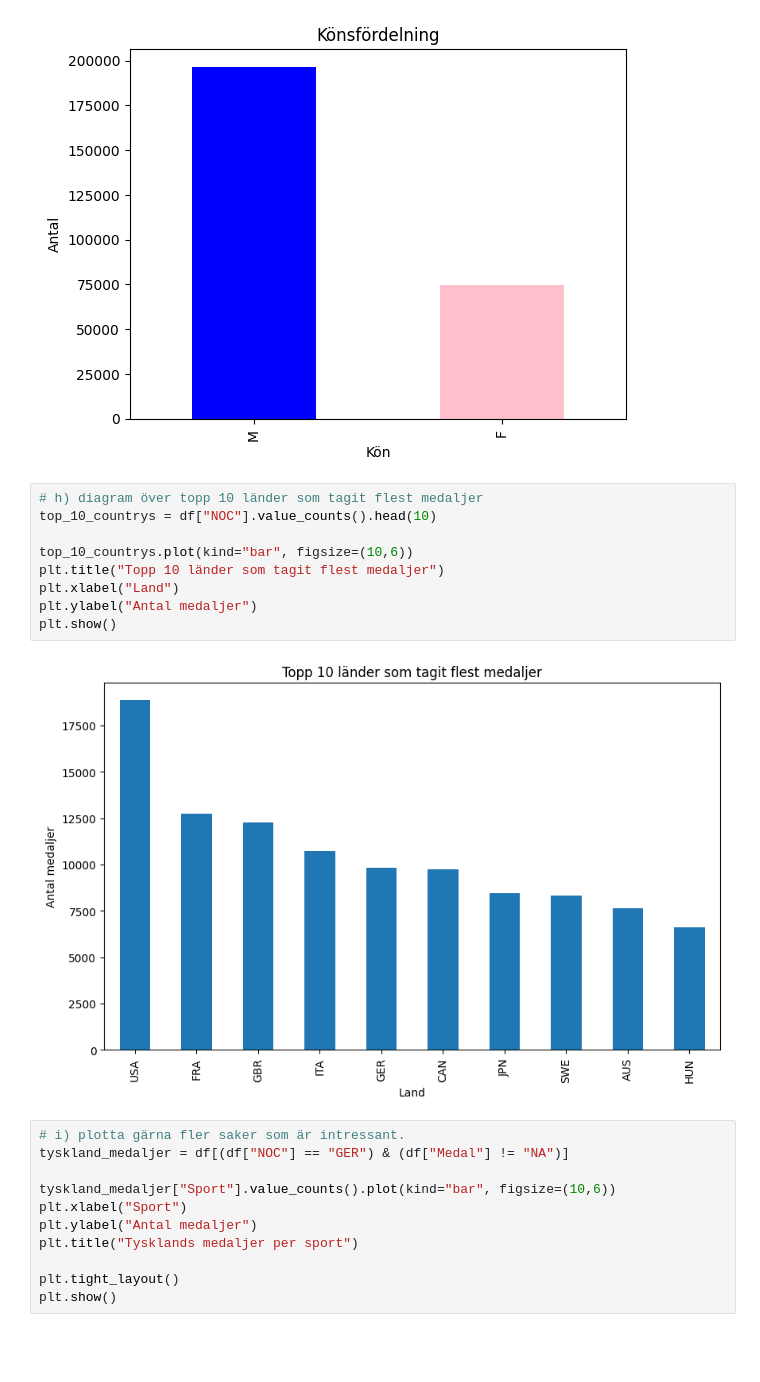
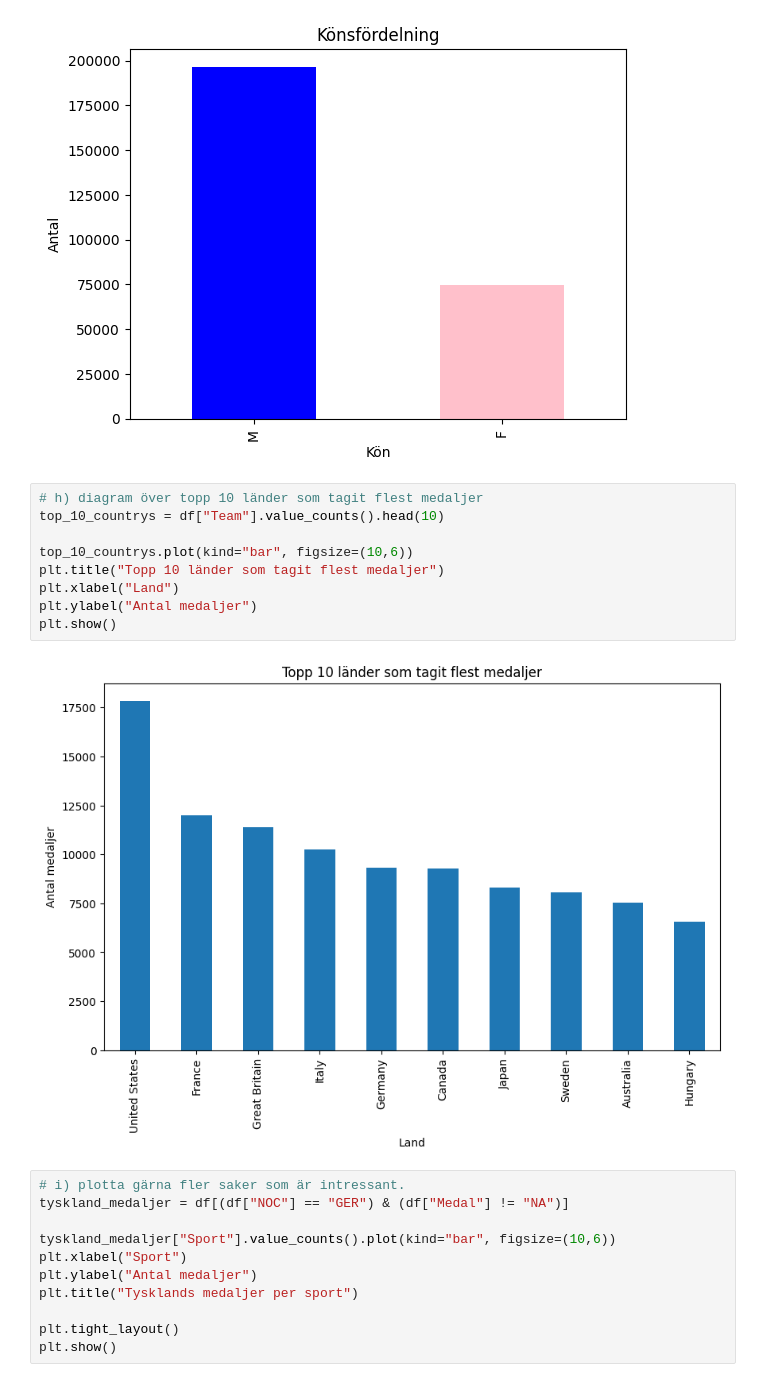
Before and after one commit to n00rp/Project_Olympic, a Jupyter notebook: Individuella filer/uppgift_00_jenny.ipynb, the cells around one changed output. Drawn from its saved outputs; the diff is of its cells as text; blank space fills up the shorter version.

```diff
--- a/Individuella filer/uppgift_00_jenny.ipynb
+++ b/Individuella filer/uppgift_00_jenny.ipynb
@@ -95,15 +95,15 @@ plt.show()
 [figure]
 # %%
 # h) diagram över topp 10 länder som tagit flest medaljer
-top_10_countrys = df["NOC"].value_counts().head(10)
+top_10_countrys = df["Team"].value_counts().head(10)
 
 top_10_countrys.plot(kind="bar", figsize=(10,6))
 plt.title("Topp 10 länder som tagit flest medaljer")
 plt.xlabel("Land")
 plt.ylabel("Antal medaljer")
 plt.show()
 # %% [output]
-[figure, old version]
+[figure, new version]
 # %%
 # i) plotta gärna fler saker som är intressant.
 tyskland_medaljer = df[(df["NOC"] == "GER") & (df["Medal"] != "NA")]
```
Also changed, not shown: 1 other file.
